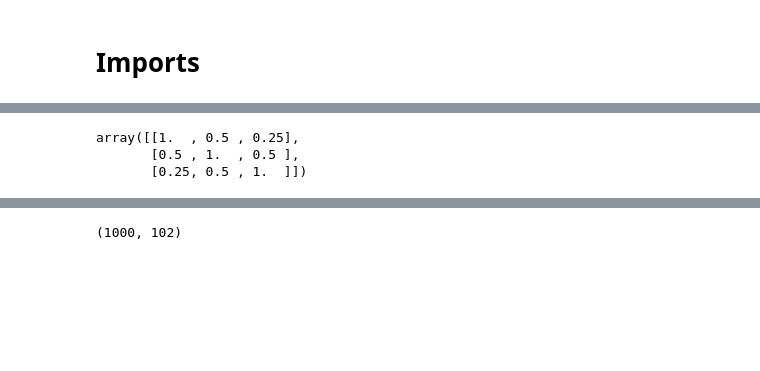
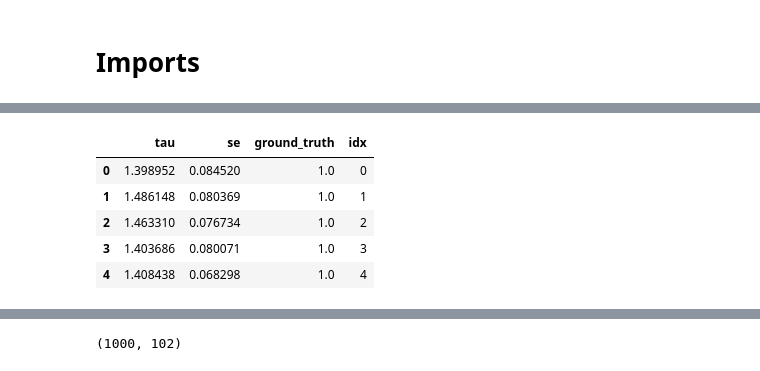
Before and after one commit to tliutony/learning-ivs, a Jupyter notebook: notebooks/01-tl-estimator_benchmarks.ipynb, the cells around one changed output, grey strips where cells are left out. Cells and saved outputs as stored; diff of their text form; code cells hidden in the pictures; blank space fills up the shorter version.

```diff
--- a/notebooks/01-tl-estimator_benchmarks.ipynb
+++ b/notebooks/01-tl-estimator_benchmarks.ipynb
@@ -184,6 +32,0 @@ def generate_cov_matrix(n_vars, base=0.5):
-# %%
-generate_cov_matrix(3)
-# %% [output]
-array([[1.  , 0.5 , 0.25],
-       [0.5 , 1.  , 0.5 ],
-       [0.25, 0.5 , 1.  ]])
@@ -189,0 +62,9 @@ array([[1.  , 0.5 , 0.25],
+# %%
+benchmark_results["TSLS"].head()
+# %% [output]
+|  | tau | se | ground_truth | idx |
+| 0 | 1.398952 | 0.084520 | 1.0 | 0 |
+| 1 | 1.486148 | 0.080369 | 1.0 | 1 |
+| 2 | 1.463310 | 0.076734 | 1.0 | 2 |
+| 3 | 1.403686 | 0.080071 | 1.0 | 3 |
+| 4 | 1.408438 | 0.068298 | 1.0 | 4 |
```
Also changed, not shown: parts of 25 cells of this notebook, 5 other files.
